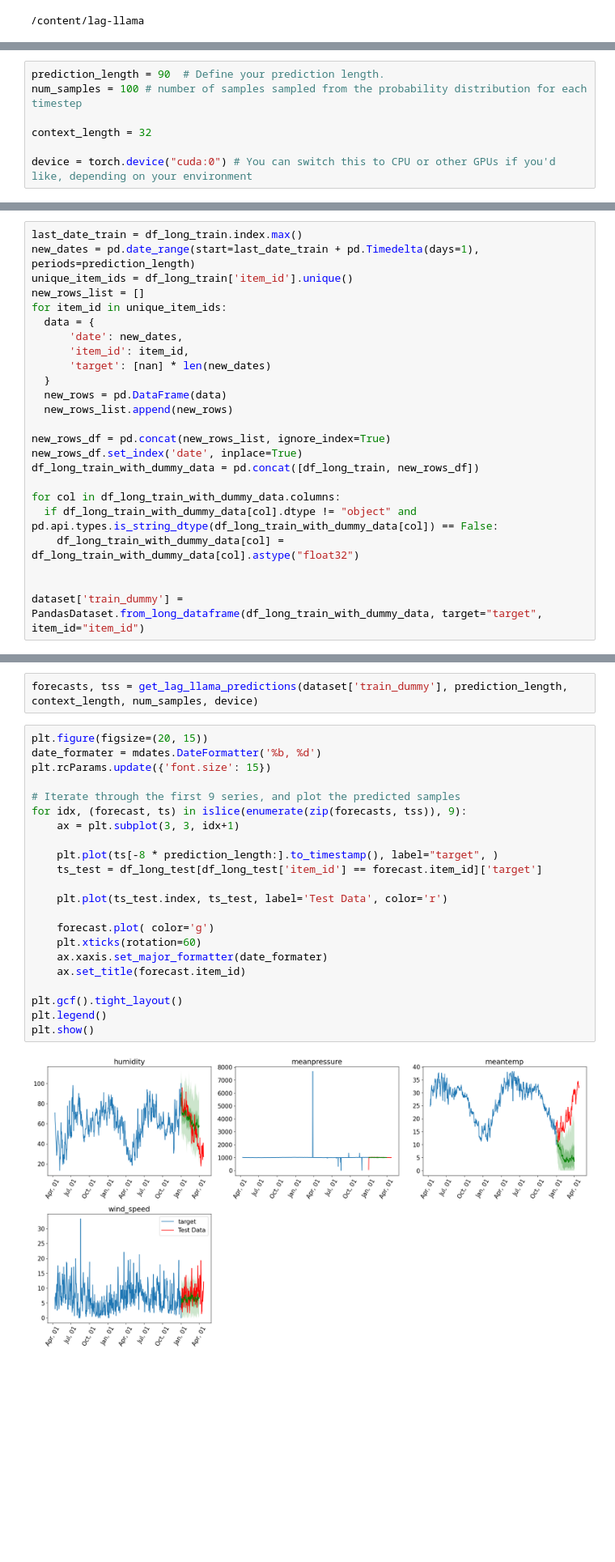
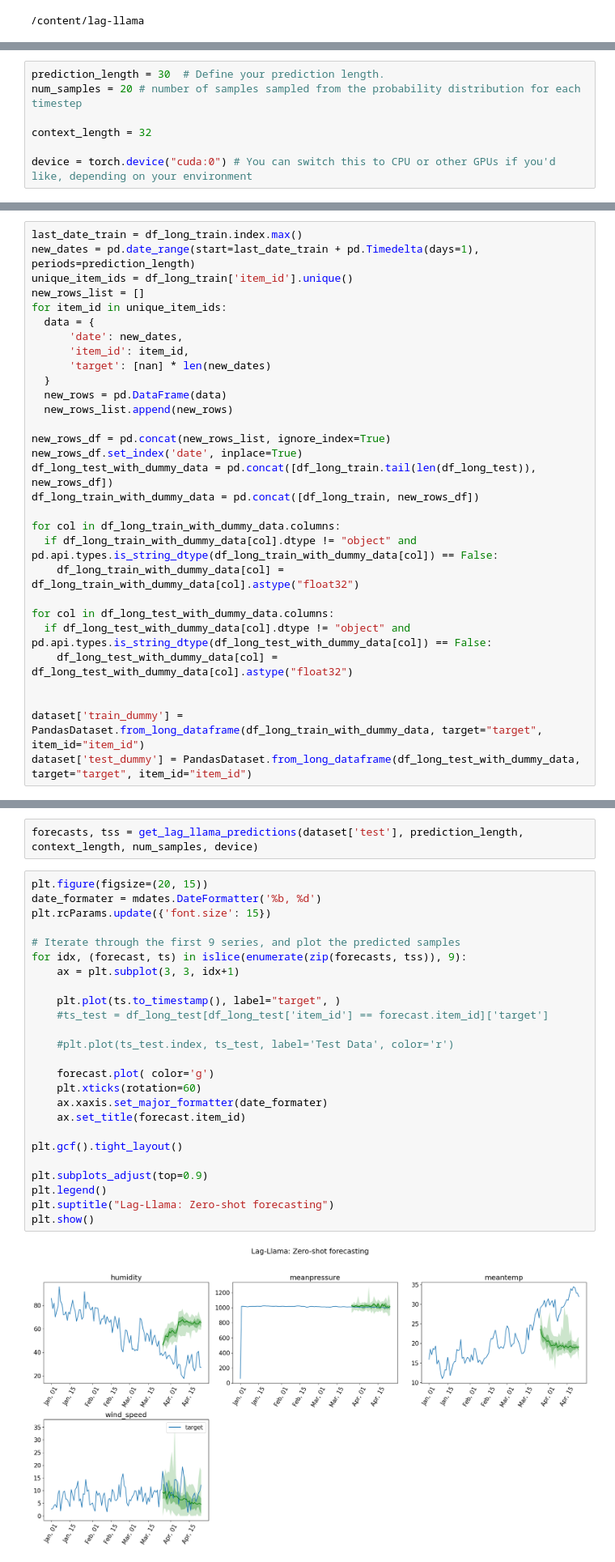
Before and after one commit to andersenthomas98/timeseries-forecasting, a Jupyter notebook: Lag_Llama_vs_Autogluon.ipynb, the cells around one changed output, grey strips where cells are left out. Shown at 81% size. Drawn from its saved outputs; the diff is of its cells as text; blank space fills up the shorter version.

```diff
--- a/Lag_Llama_vs_Autogluon.ipynb
+++ b/Lag_Llama_vs_Autogluon.ipynb
@@ -233,8 +226,8 @@ plt.show()
 # %% [output]
 [figure]
 # %%
-prediction_length = 90  # Define your prediction length.
-num_samples = 100 # number of samples sampled from the probability distribution for each timestep
+prediction_length = 30  # Define your prediction length.
+num_samples = 20 # number of samples sampled from the probability distribution for each timestep
 
 context_length = 32
 
@@ -255,14 +265,20 @@ for item_id in unique_item_ids:
 
 new_rows_df = pd.concat(new_rows_list, ignore_index=True)
 new_rows_df.set_index('date', inplace=True)
+df_long_test_with_dummy_data = pd.concat([df_long_train.tail(len(df_long_test)), new_rows_df])
 df_long_train_with_dummy_data = pd.concat([df_long_train, new_rows_df])
 
 for col in df_long_train_with_dummy_data.columns:
   if df_long_train_with_dummy_data[col].dtype != "object" and pd.api.types.is_string_dtype(df_long_train_with_dummy_data[col]) == False:
     df_long_train_with_dummy_data[col] = df_long_train_with_dummy_data[col].astype("float32")
 
+for col in df_long_test_with_dummy_data.columns:
+  if df_long_test_with_dummy_data[col].dtype != "object" and pd.api.types.is_string_dtype(df_long_test_with_dummy_data[col]) == False:
+    df_long_test_with_dummy_data[col] = df_long_test_with_dummy_data[col].astype("float32")
+
 
 dataset['train_dummy'] = PandasDataset.from_long_dataframe(df_long_train_with_dummy_data, target="target", item_id="item_id")
+dataset['test_dummy'] = PandasDataset.from_long_dataframe(df_long_test_with_dummy_data, target="target", item_id="item_id")
 # %%
 plt.figure(figsize=(20, 15))
 date_formatter = mdates.DateFormatter('%b, %d')
@@ -297,26 +313,29 @@ plt.show()
 # %%
-forecasts, tss = get_lag_llama_predictions(dataset['train_dummy'], prediction_length, context_length, num_samples, device)
+forecasts, tss = get_lag_llama_predictions(dataset['test'], prediction_length, context_length, num_samples, device)
 # %%
 plt.figure(figsize=(20, 15))
 date_formater = mdates.DateFormatter('%b, %d')
 plt.rcParams.update({'font.size': 15})
 
 # Iterate through the first 9 series, and plot the predicted samples
 for idx, (forecast, ts) in islice(enumerate(zip(forecasts, tss)), 9):
     ax = plt.subplot(3, 3, idx+1)
 
-    plt.plot(ts[-8 * prediction_length:].to_timestamp(), label="target", )
-    ts_test = df_long_test[df_long_test['item_id'] == forecast.item_id]['target']
+    plt.plot(ts.to_timestamp(), label="target", )
+    #ts_test = df_long_test[df_long_test['item_id'] == forecast.item_id]['target']
 
-    plt.plot(ts_test.index, ts_test, label='Test Data', color='r')
+    #plt.plot(ts_test.index, ts_test, label='Test Data', color='r')
 
     forecast.plot( color='g')
     plt.xticks(rotation=60)
     ax.xaxis.set_major_formatter(date_formater)
     ax.set_title(forecast.item_id)
 
 plt.gcf().tight_layout()
+
+plt.subplots_adjust(top=0.9)
 plt.legend()
+plt.suptitle("Lag-Llama: Zero-shot forecasting")
 plt.show()
 # %% [output]
-[figure, old version]
+[figure, new version]
```
Also changed, not shown: parts of 22 cells of this notebook.
